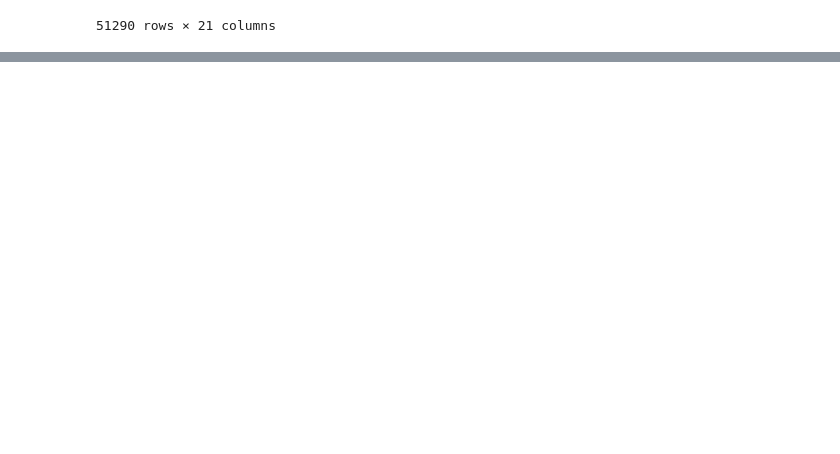
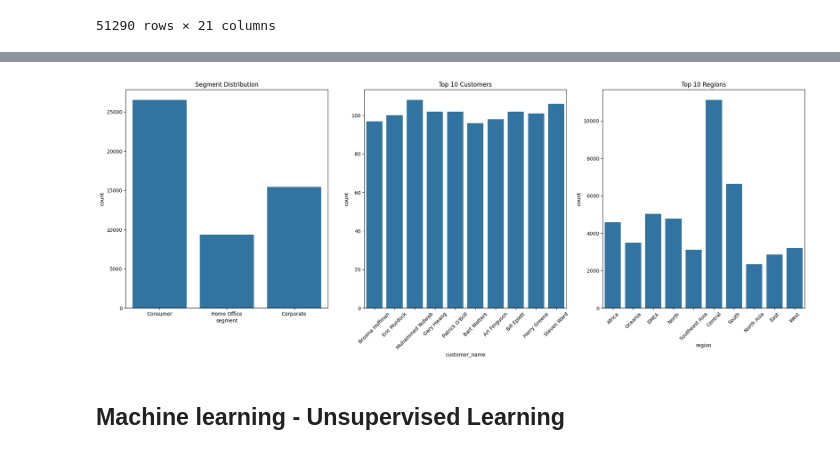
Before and after one commit to Mipjeiger/Supermarket-Sales, a Jupyter notebook: ML_Engineer/EDA/01_EDA.ipynb, the cells around one changed output, grey strips where cells are left out. Saved outputs shown, nothing was run; the diff lists cells and outputs as text; code cells hidden in the pictures; blank space fills up the shorter version.

Commit message:
creating data visualization for visualize database

```diff
--- a/ML_Engineer/EDA/01_EDA.ipynb
+++ b/ML_Engineer/EDA/01_EDA.ipynb
@@ -27,0 +71,4 @@ df
+# %%
+# Clean data for datetime
+df['order_date'] = pd.to_datetime(df['order_date'], errors='coerce')
+df['ship_date'] = pd.to_datetime(df['ship_date'], errors='coerce')
@@ -27,0 +96,24 @@ df
+# %%
+# Get top 10 customer_name (most frequent)
+top_customers_10 = df['customer_name'].value_counts().head(10)
+
+# Get top 10 regions (most frequent)
+top_regions_10 = df['region'].value_counts().head(10)
+
+# Data visualization for segment (user), customer_name (top 10), and region (top 10)
+fig, axes = plt.subplots(1, 3, figsize=(20, 8))
+sns.countplot(x='segment', data=df, ax=axes[0])
+sns.countplot(x='customer_name', data=df[df['customer_name'].isin(top_customers_10.index)], ax=axes[1])
+sns.countplot(x='region', data=df[df['region'].isin(top_regions_10.index)], ax=axes[2])
+
+axes[0].set_title('Segment Distribution')
+axes[1].set_title('Top 10 Customers')
+axes[1].tick_params(axis='x', rotation=45)
+axes[2].set_title('Top 10 Regions')
+axes[2].tick_params(axis='x', rotation=45)
+plt.tight_layout()
+plt.show()
+# %% [output]
+[figure, added]
+# %% [markdown]
+## Machine learning - Unsupervised Learning
```
Also changed, not shown: parts of 7 cells of this notebook.
